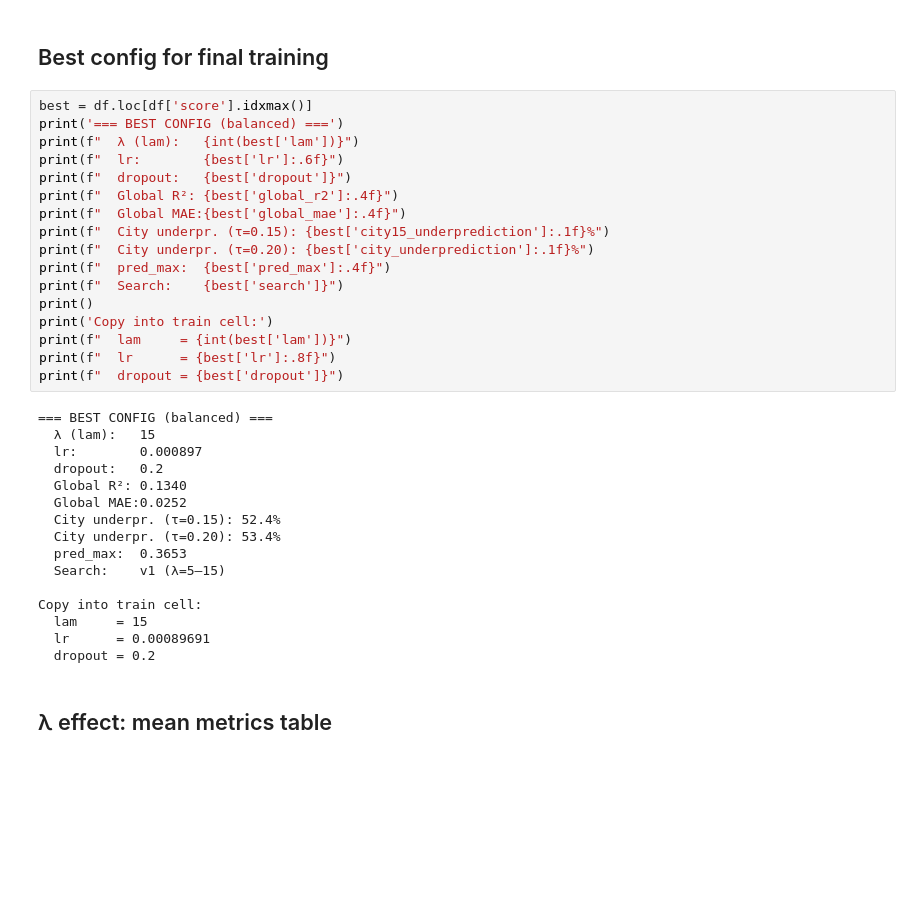
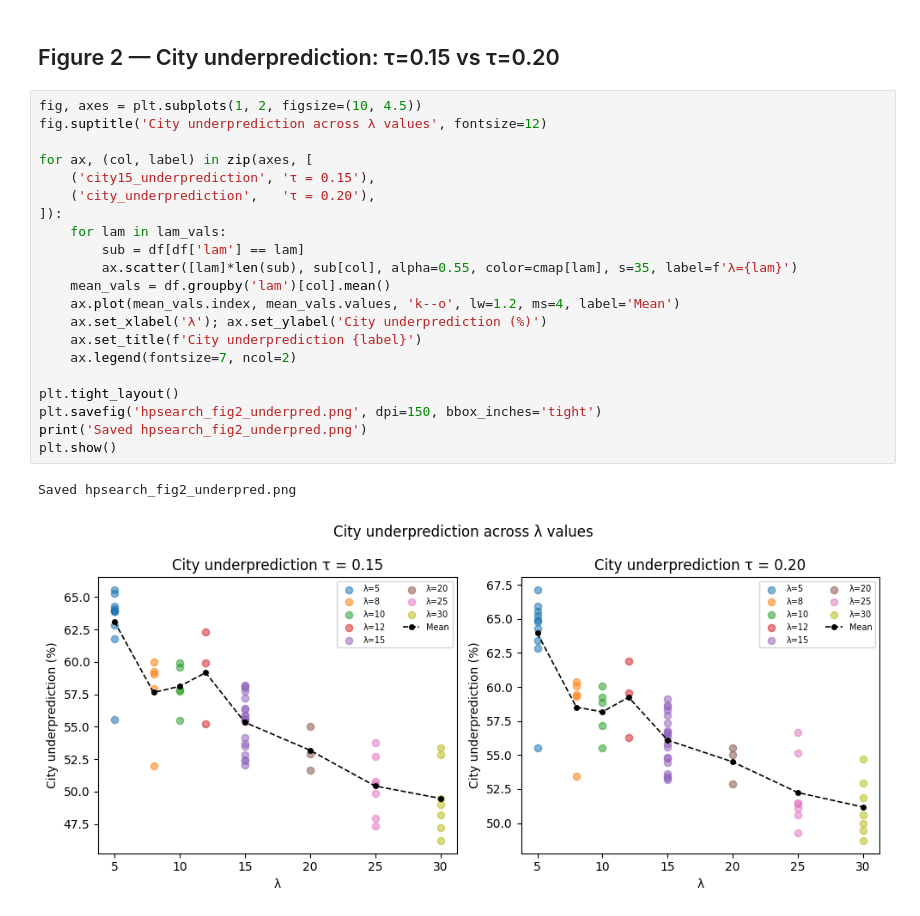
Before and after one commit to Messanella/Thesis_code, a Jupyter notebook: analyze_hyperparameter_search.ipynb, the cells around one changed output. Drawn from its saved outputs; the diff is of its cells as text; blank space fills up the shorter version.

```diff
--- a/analyze_hyperparameter_search.ipynb
+++ b/analyze_hyperparameter_search.ipynb
@@ -188,37 +69,26 @@ Top 10 runs (balanced score: 50% R², 50% city underprediction):
-# %% [markdown]
-## Best config for final training
-# %%
-best = df.loc[df['score'].idxmax()]
-print('=== BEST CONFIG (balanced) ===')
-print(f"  λ (lam):   {int(best['lam'])}")
-print(f"  lr:        {best['lr']:.6f}")
-print(f"  dropout:   {best['dropout']}")
-print(f"  Global R²: {best['global_r2']:.4f}")
-print(f"  Global MAE:{best['global_mae']:.4f}")
-print(f"  City underpr. (τ=0.15): {best['city15_underprediction']:.1f}%")
-print(f"  City underpr. (τ=0.20): {best['city_underprediction']:.1f}%")
-print(f"  pred_max:  {best['pred_max']:.4f}")
-print(f"  Search:    {best['search']}")
-print()
-print('Copy into train cell:')
-print(f"  lam     = {int(best['lam'])}")
-print(f"  lr      = {best['lr']:.8f}")
-print(f"  dropout = {best['dropout']}")
-# %% [output]
-=== BEST CONFIG (balanced) ===
-  λ (lam):   15
-  lr:        0.000897
-  dropout:   0.2
-  Global R²: 0.1340
-  Global MAE:0.0252
-  City underpr. (τ=0.15): 52.4%
-  City underpr. (τ=0.20): 53.4%
-  pred_max:  0.3653
-  Search:    v1 (λ=5–15)
-
-Copy into train cell:
-  lam     = 15
-  lr      = 0.00089691
-  dropout = 0.2
-# %% [markdown]
-## λ effect: mean metrics table
+# %% [markdown]
+## Figure 2 — City underprediction: τ=0.15 vs τ=0.20
+# %%
+fig, axes = plt.subplots(1, 2, figsize=(10, 4.5))
+fig.suptitle('City underprediction across λ values', fontsize=12)
+
+for ax, (col, label) in zip(axes, [
+    ('city15_underprediction', 'τ = 0.15'),
+    ('city_underprediction',   'τ = 0.20'),
+]):
+    for lam in lam_vals:
+        sub = df[df['lam'] == lam]
+        ax.scatter([lam]*len(sub), sub[col], alpha=0.55, color=cmap[lam], s=35, label=f'λ={lam}')
+    mean_vals = df.groupby('lam')[col].mean()
+    ax.plot(mean_vals.index, mean_vals.values, 'k--o', lw=1.2, ms=4, label='Mean')
+    ax.set_xlabel('λ'); ax.set_ylabel('City underprediction (%)')
+    ax.set_title(f'City underprediction {label}')
+    ax.legend(fontsize=7, ncol=2)
+
+plt.tight_layout()
+plt.savefig('hpsearch_fig2_underpred.png', dpi=150, bbox_inches='tight')
+print('Saved hpsearch_fig2_underpred.png')
+plt.show()
+# %% [output]
+Saved hpsearch_fig2_underpred.png
+[figure, added]
```
Also changed, not shown: parts of 19 cells of this notebook, 2 other files.
